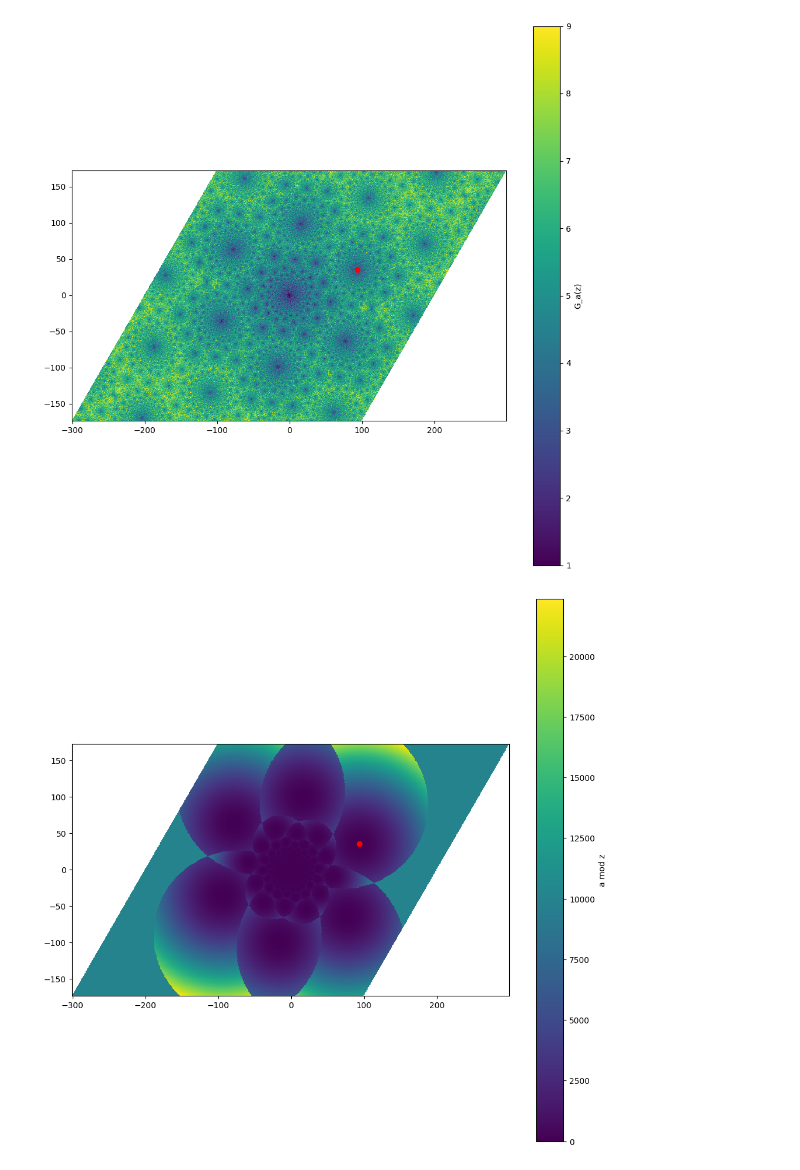
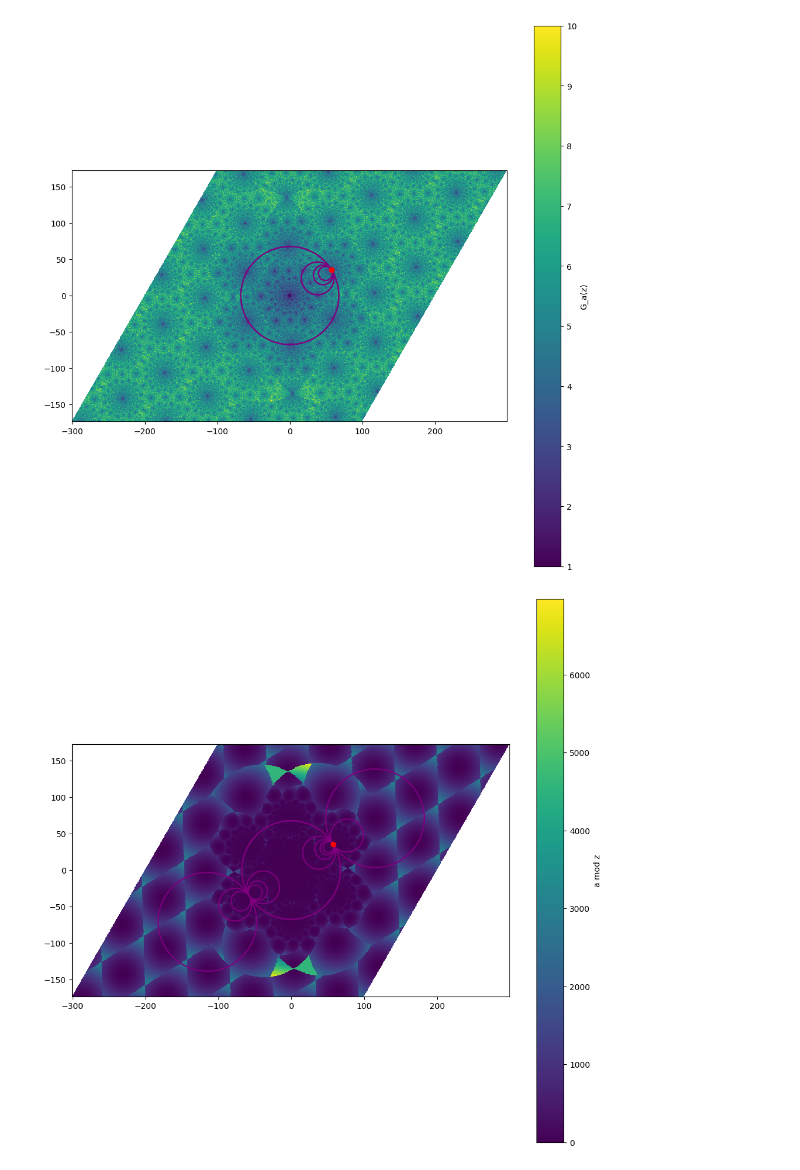
Before and after one commit to alextcup/MATH-3030-Project1, a Jupyter notebook: code/eisenstein_integers_residues.ipynb, the cells around one changed output. Drawn from its saved outputs; the diff is of its cells as text; code cells hidden in the pictures.

```diff
--- a/code/eisenstein_integers_residues.ipynb
+++ b/code/eisenstein_integers_residues.ipynb
@@ -55,0 +59,5 @@ class G:
+# %%
+def full_embed(w):
+    x, y = w.real(), w.imaginary()
+    x, y = embed(x, y)
+    return complex(x, y)
@@ -87,11 +101,11 @@ def gauss_gcd(a, b):
     a, b = b, r
     q, r = gauss_gcd_step(a, b)
     steps += 1
-    # if steps == 1:
-    #   q1 = r
+    if steps == 2:
+      q1 = r
   return b, steps, q1
 # %%
-a = G(73, 41)
+a = G(37, 41)
 # 73 and 41
 # 119 120
 
@@ -174,6 +267,24 @@ for assoc in assocs:
 
 # plt.plot(pts[:,0], pts[:,1], color='orange')
 
+# circ_lines(0, 1, 0.5, 0)
+# circ_lines(0, 1, -0.5, 0)
+# circ_lines(1, -1/math.sqrt(3), 0, 1/math.sqrt(3))
+# circ_lines(-1, 1/math.sqrt(3), 0, -1/math.sqrt(3))
+# circ_lines(1, 1/math.sqrt(3), 0, 1/math.sqrt(3))
+# circ_lines(-1, -1/math.sqrt(3), 0, -1/math.sqrt(3))
+
+for k in [-1, 0, 1, 2]:
+    for i in [1]:
+        q1 = G(i, 0)
+        # q2 = G(0, i)
+        q2 = G(i, 0)
+        q1, q2 = full_embed(q1), full_embed(q2)
+        circ_lines2(0, 1, k+0.5, 0, q1)
+        circ_lines2(0, 1, k+0.5, 0, q2)
+
+
+
 plt.gca().set_aspect('equal')
 
 cbar = plt.colorbar(cf)
@@ -181,7 +292,7 @@ cbar.set_label("G_a(z)")
 
 plt.show()
 # %% [output]
-[figure, old version]
+[figure, new version]
 # %%
 fig, ax = plt.subplots(figsize=(12, 12))
 
@@ -189,31 +300,46 @@ x, y = np.array(range(-grid_size, grid_size)), np.array(range(-grid_size, grid_s
 X, Y = np.meshgrid(x, y, indexing='ij')
 
 X, Y = embed(X, Y)
 
 Z = np.array(quots).reshape(len(x), len(y))
 
 cf = plt.pcolormesh(
     X,
     Y,
     Z,
     cmap='viridis',
     shading='nearest'
 )
 
 for assoc in assocs:
     as_x, as_y = embed(assoc.real(), assoc.imaginary())
     ax.scatter(as_x, as_y, color='red', zorder=5)
 
 # pts = circ(fine, a / G(2, 0), np.sqrt((a / G(2, 0)).norm()))
 # plt.plot(pts[:,0], pts[:,1], color='orange')
 
 # plt.plot(pts[:,0], pts[:,1], color='orange')
 
+# circ_lines(0, 1, 0.5, 0)
+# circ_lines(0, 1, -0.5, 0)
+# circ_lines(1, -1/math.sqrt(3), 0, 1/math.sqrt(3))
+# circ_lines(-1, 1/math.sqrt(3), 0, -1/math.sqrt(3))
+# circ_lines(1, 1/math.sqrt(3), 0, 1/math.sqrt(3))
+# circ_lines(-1, -1/math.sqrt(3), 0, -1/math.sqrt(3))
+
+for k in [-3,-2,-1,0,1, 2, 3]:
+    for i in [1]:
+        q1 = G(i, 0)
+        q2 = G(-i, 0)
+        q1, q2 = full_embed(q1), full_embed(q2)
+        circ_lines2(0, 1, k+0.5, 0, q1)
+        circ_lines2(0, 1, k+0.5, 0, q2)
+
 ax.set_aspect('equal')
 
 cbar = plt.colorbar(cf)
 cbar.set_label("a mod z")
 
 plt.show()
 # %% [output]
-[figure, old version]
+[figure, new version]
```
Also changed, not shown: parts of 13 cells of this notebook, 2 other files.
